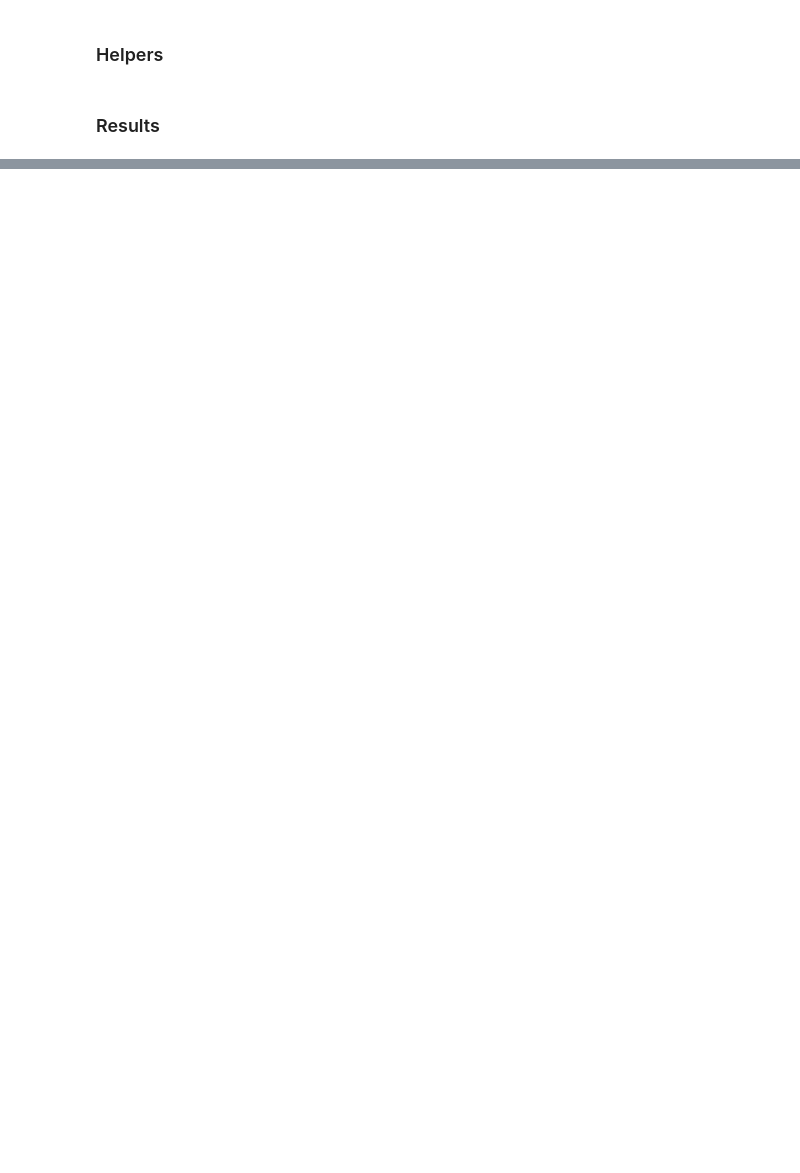
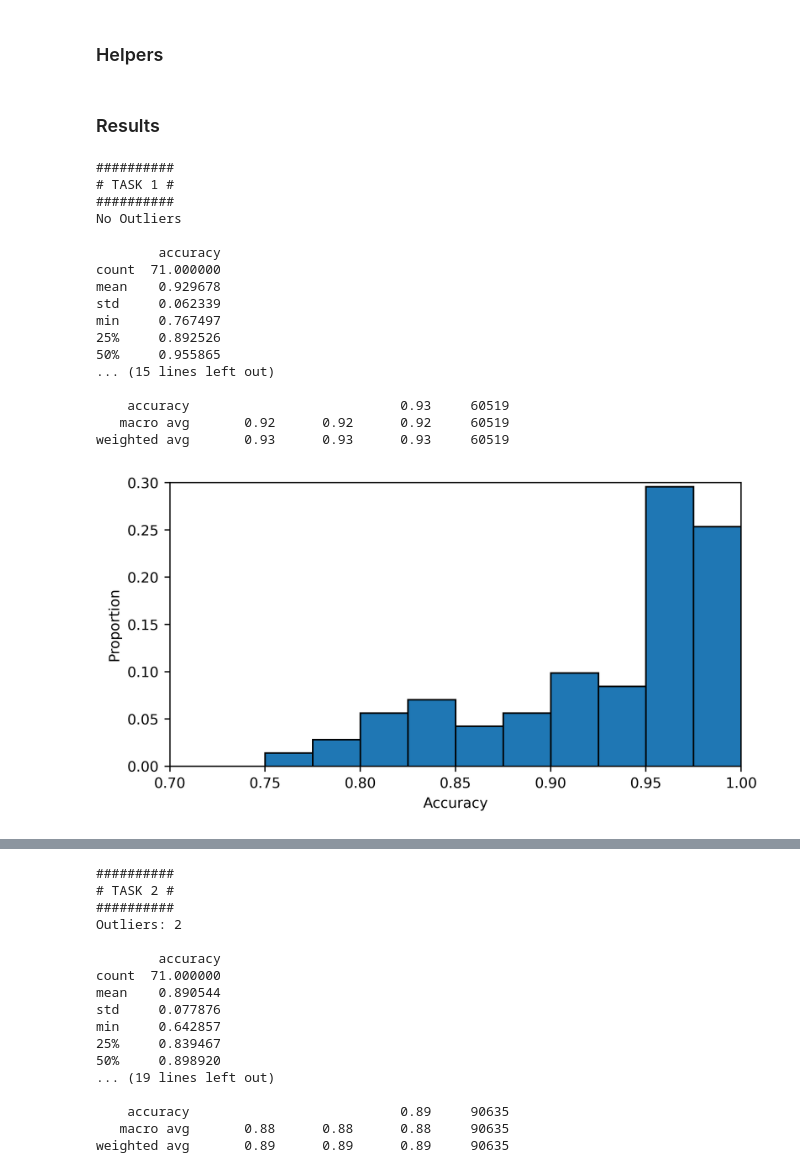
Before and after one commit to J0HNN7G/imu-har, a Jupyter notebook: results.ipynb, the cells around one changed output, grey strips where cells are left out. Saved outputs shown, nothing was run; the diff lists cells and outputs as text; code cells hidden in the pictures; blank space fills up the shorter version.

Commit message:
results added

```diff
--- a/results.ipynb
+++ b/results.ipynb
@@ -49,7 +51,7 @@ def load_task_df(task_number):
     if task_number not in range(1, 5):
         raise ValueError("Invalid task number. Please provide a task number between 1 and 4.")
 
-    task_fps = glob(f'ckpt/test/task_{task_number}_*/result.csv')
+    task_fps = glob(f'ckpt/test_3/task_{task_number}_*/result.csv')
     dfs = []
 
     for fp in task_fps:
@@ -155,20 +157,39 @@ def plot_classification_report(df, save_fig=False, filename=""):
 # %% [markdown]
 ### Results
 # %%
-save_fig = False
+save_fig = True
 
 for i in range(1, 5):
     print("##########")
     print(f"# TASK {i} #")
     print("##########")
 
     task_df = load_task_df(i)
     acc_df = loo_accuracy(task_df)
     task_clean_df = filter_outliers(task_df)
 
     print(acc_df.describe())
     print(classification_report(task_df['true'], task_df['pred']))
 
     lower_bound = math.floor(acc_df.accuracy.min() * 10.0) / 10.0
     plot_acc_hist(task_df, lower_bound=lower_bound, save_fig=save_fig, filename=f'task_{i}_acc_hist.pdf')
     plot_classification_report(task_df, save_fig=save_fig, filename=f'task_{i}_class_report.pdf')
+# %% [output]
+##########
+# TASK 1 #
+##########
+No Outliers
+
+        accuracy
+count  71.000000
+mean    0.929678
+std     0.062339
+min     0.767497
+25%     0.892526
+50%     0.955865
+... (15 lines left out)
+
+    accuracy                           0.93     60519
+   macro avg       0.92      0.92      0.92     60519
+weighted avg       0.93      0.93      0.93     60519
+[figure, added]
@@ -174,0 +197,17 @@ for i in range(1, 5):
+##########
+# TASK 2 #
+##########
+Outliers: 2
+
+        accuracy
+count  71.000000
+mean    0.890544
+std     0.077876
+min     0.642857
+25%     0.839467
+50%     0.898920
+... (19 lines left out)
+
+    accuracy                           0.89     90635
+   macro avg       0.88      0.88      0.88     90635
+weighted avg       0.89      0.89      0.89     90635
```
Also changed, not shown: parts of 2 cells of this notebook.
